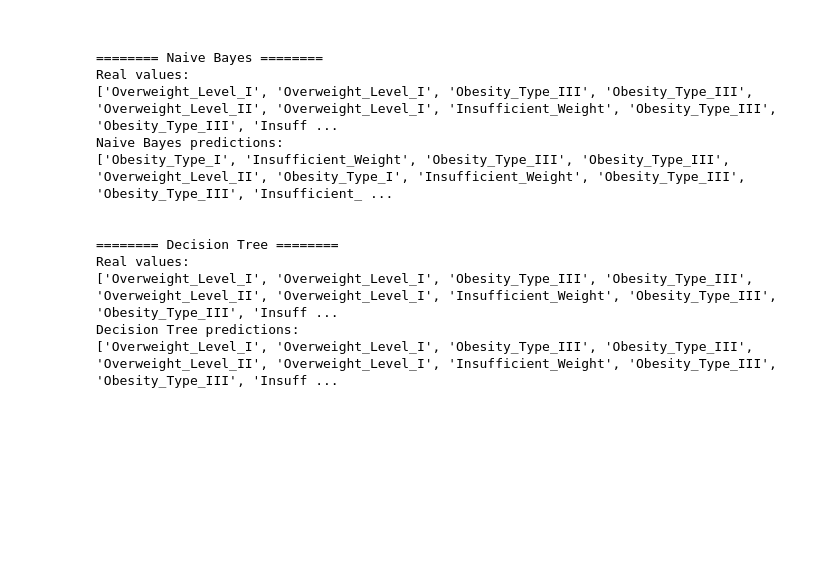
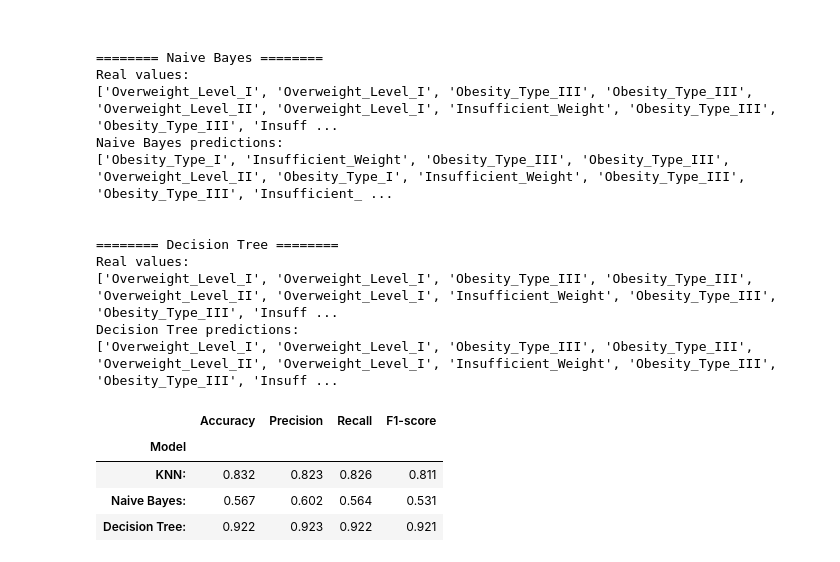
Before and after one commit to brenoSBC/AI-training, a Jupyter notebook: main.ipynb, the cells around one changed output. Drawn from its saved outputs; the diff is of its cells as text; code cells hidden in the pictures; blank space fills up the shorter version.

```diff
--- a/main.ipynb
+++ b/main.ipynb
@@ -230,3 +238,32 @@ Real values:
 ['Overweight_Level_I', 'Overweight_Level_I', 'Obesity_Type_III', 'Obesity_Type_III', 'Overweight_Level_II', 'Overweight_Level_I', 'Insufficient_Weight', 'Obesity_Type_III', 'Obesity_Type_III', 'Insuff ...
 Decision Tree predictions:
 ['Overweight_Level_I', 'Overweight_Level_I', 'Obesity_Type_III', 'Obesity_Type_III', 'Overweight_Level_II', 'Overweight_Level_I', 'Insufficient_Weight', 'Obesity_Type_III', 'Obesity_Type_III', 'Insuff ...
+# %%
+# Let's calculate the accuracy, precision, recall and f1 score for each model
+
+predictions = {
+    "KNN:": pred_knn,
+    "Naive Bayes:": pred_naive_bayes,
+    "Decision Tree:": pred_tree
+}
+
+results = []
+
+for name, pred in predictions.items():
+    results.append({
+        "Model": name,
+        "Accuracy": accuracy_score(y_test, pred),
+        "Precision": precision_score(y_test, pred, average="macro", zero_division=0),
+        "Recall": recall_score(y_test, pred, average="macro", zero_division=0),
+        "F1-score": f1_score(y_test, pred, average="macro", zero_division=0)
+    })
+
+metrics_df = pd.DataFrame(results).set_index("Model")
+
+metrics_df.round(3)
+# %% [output]
+|  | Accuracy | Precision | Recall | F1-score |
+| Model |  |  |  |  |
+| KNN: | 0.832 | 0.823 | 0.826 | 0.811 |
+| Naive Bayes: | 0.567 | 0.602 | 0.564 | 0.531 |
+| Decision Tree: | 0.922 | 0.923 | 0.922 | 0.921 |
```
Also changed, not shown: parts of 3 cells of this notebook.
